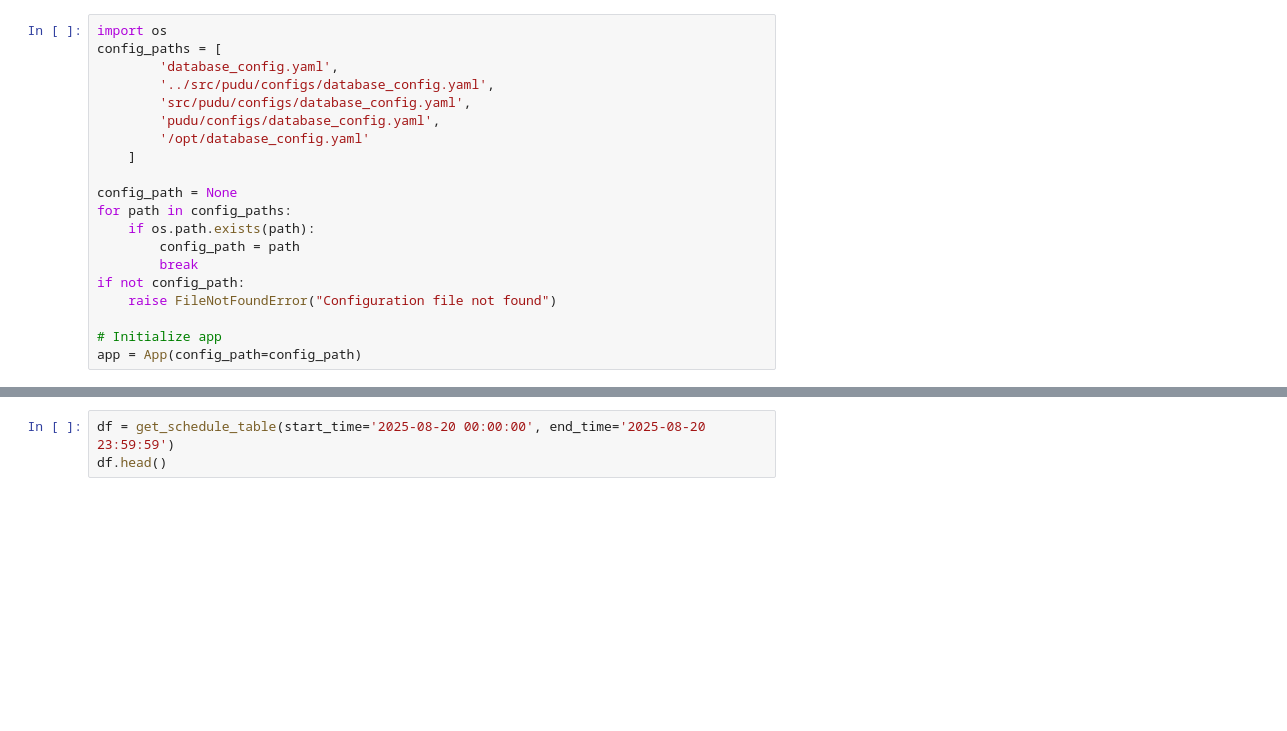
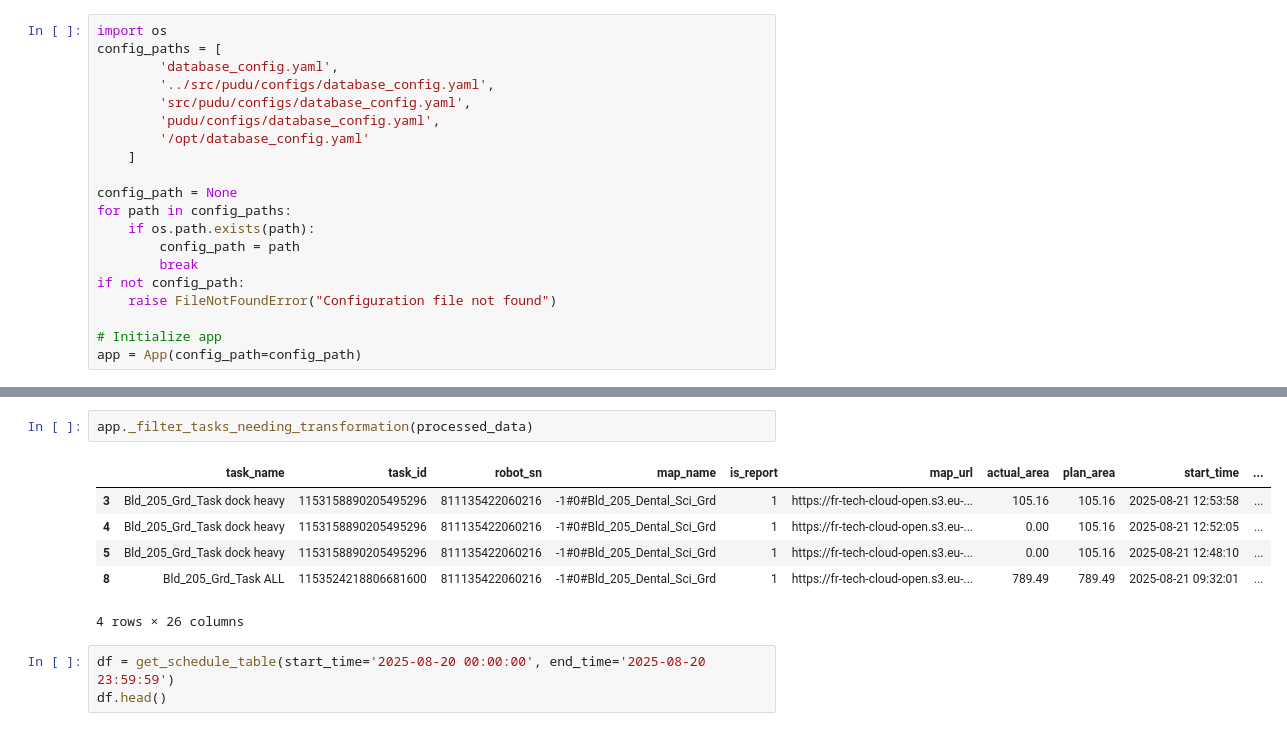
Before and after one commit to CarloCHEN/pudu_robot, a Jupyter notebook: src/ds.ipynb, the cells around one changed output, grey strips where cells are left out. Saved outputs shown, nothing was run; the diff lists cells and outputs as text; blank space fills up the shorter version.

```diff
--- a/src/ds.ipynb
+++ b/src/ds.ipynb
@@ -47,3 +103,12 @@ app = App(config_path=config_path)
+# %%
+app._filter_tasks_needing_transformation(processed_data)
+# %% [output]
+|  | task_name | task_id | robot_sn | map_name | is_report | map_url | actual_area | plan_area | start_time | ... |
+| 3 | Bld_205_Grd_Task dock heavy | 1153158890205495296 | 811135422060216 | -1#0#Bld_205_Dental_Sci_Grd | 1 | https://fr-tech-cloud-open.s3.eu-... | 105.16 | 105.16 | 2025-08-21 12:53:58 | ... |
+| 4 | Bld_205_Grd_Task dock heavy | 1153158890205495296 | 811135422060216 | -1#0#Bld_205_Dental_Sci_Grd | 1 | https://fr-tech-cloud-open.s3.eu-... | 0.00 | 105.16 | 2025-08-21 12:52:05 | ... |
+| 5 | Bld_205_Grd_Task dock heavy | 1153158890205495296 | 811135422060216 | -1#0#Bld_205_Dental_Sci_Grd | 1 | https://fr-tech-cloud-open.s3.eu-... | 0.00 | 105.16 | 2025-08-21 12:48:10 | ... |
+| 8 | Bld_205_Grd_Task ALL | 1153524218806681600 | 811135422060216 | -1#0#Bld_205_Dental_Sci_Grd | 1 | https://fr-tech-cloud-open.s3.eu-... | 789.49 | 789.49 | 2025-08-21 09:32:01 | ... |
+4 rows × 26 columns
 # %%
 df = get_schedule_table(start_time='2025-08-20 00:00:00', end_time='2025-08-20 23:59:59')
 df.head()
```
Also changed, not shown: parts of 5 cells of this notebook, 7 other files.
